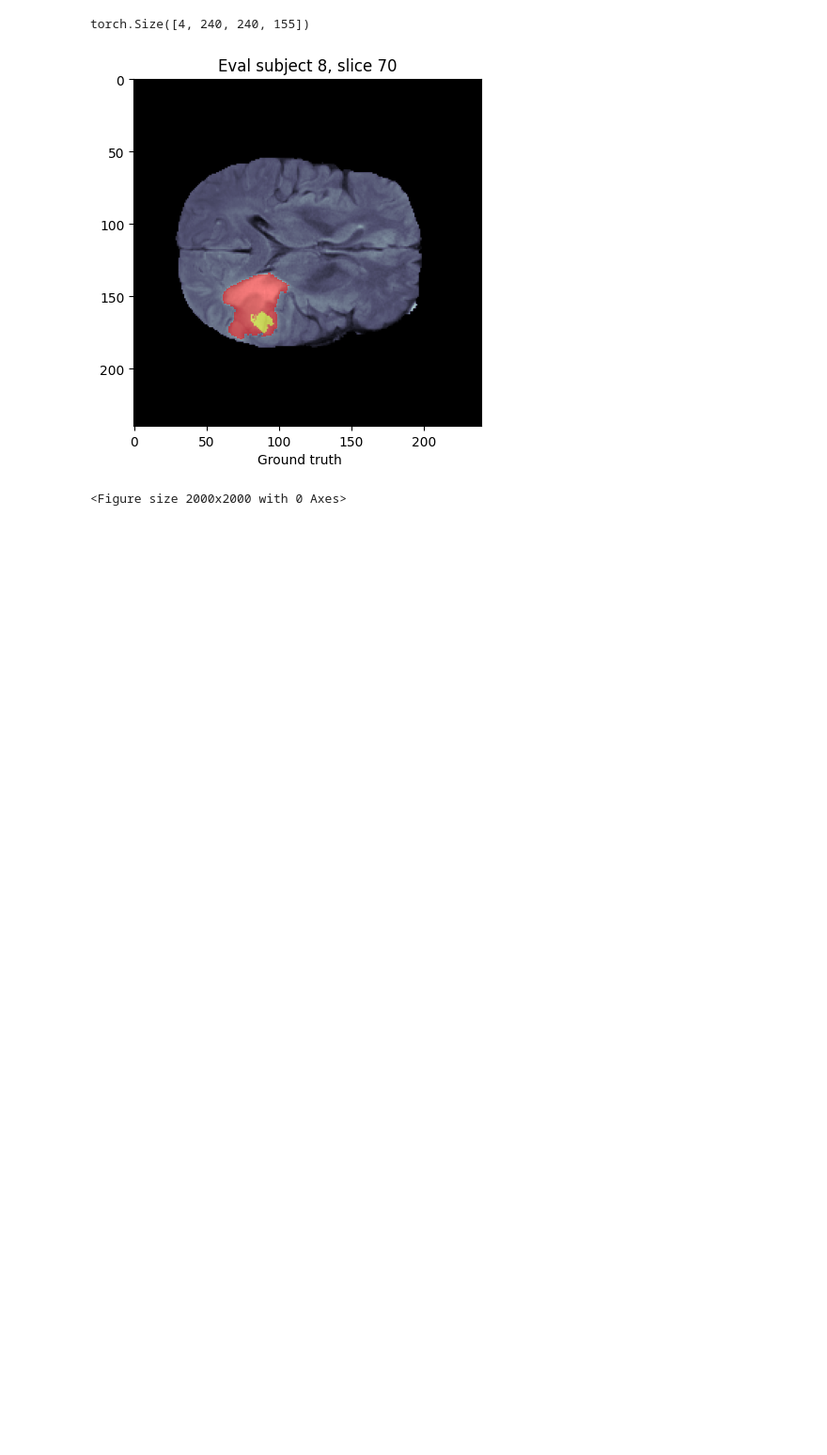
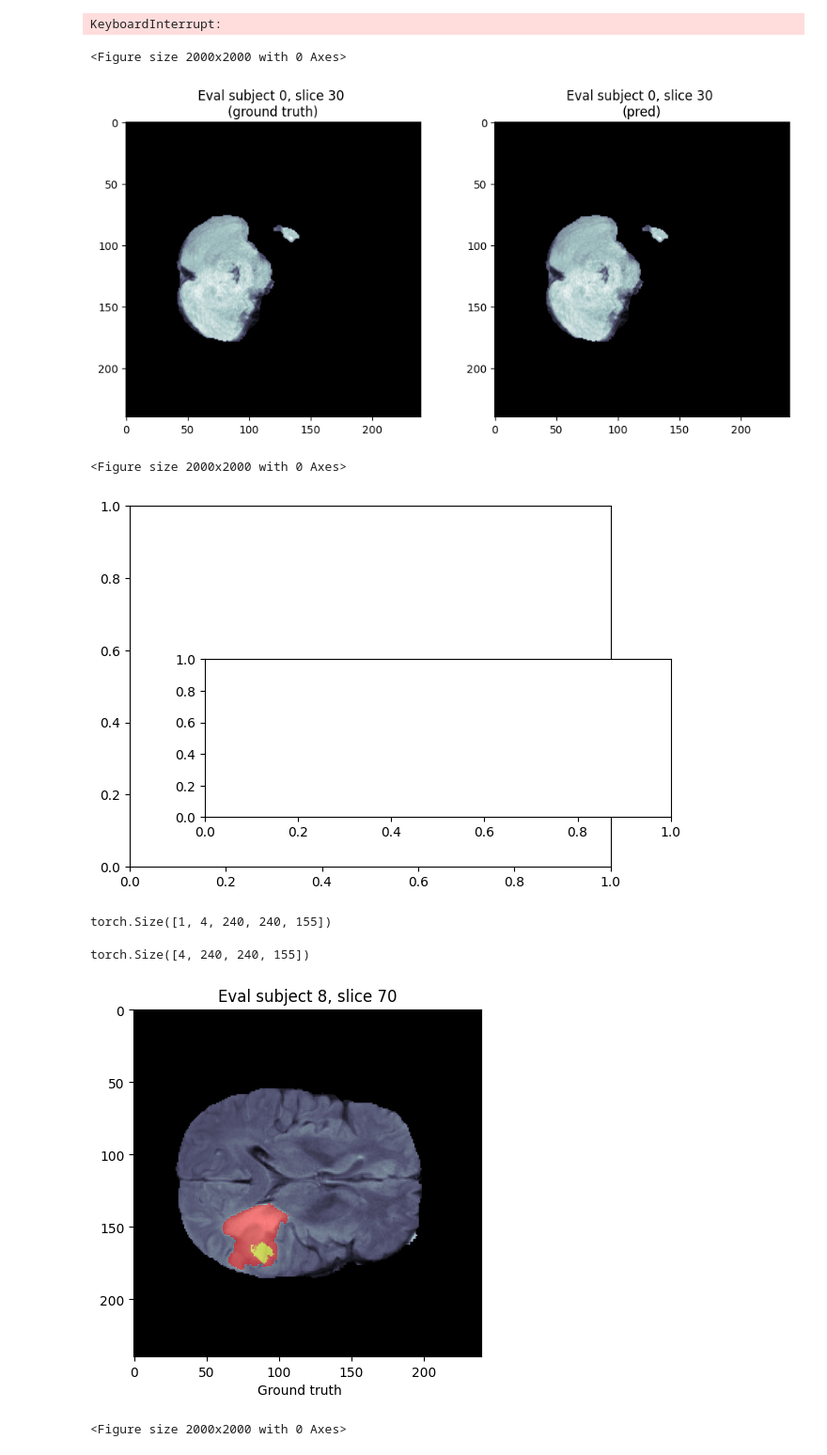
Before and after one commit to Theresaft/BA, a Jupyter notebook: Segmentation/src/3D-Segmentation/Test.ipynb, the cells around one changed output. Shown: that part at 94% size. Saved outputs shown, nothing was run; the diff lists cells and outputs as text; code cells hidden in the pictures; blank space fills up the shorter version.

```diff
--- a/Segmentation/src/3D-Segmentation/Test.ipynb
+++ b/Segmentation/src/3D-Segmentation/Test.ipynb
@@ -154,3 +120,54 @@ torch.Size([1, 4, 240, 240, 155])
+# %%
+# Iterate all saved checkpoints, i.e., the model with the metadata and find out which one performs best on the
+# validation data. That best model will be used to perform more in-depth analysis on the loss and to visualize
+# the segmented tumors of the model.
+loss_per_model = []
+for index, (model, metadata) in enumerate(zip(models, metadatas)):
+    # Switch the model to eval mode
+    # print(f"Evaluating model {index} from epoch {metadata['epoch']}")
+    model.eval()
+    model.to(device)
+    total_loss = 0.0
+
+    # Load the patches from the current subject
+    # for subject_num in tqdm(range(len((val_dataset)))):
+    for subject_num in range(len(val_dataset)):
+        grid_sampler = tio.inference.GridSampler(val_dataset[subject_num], 96, (8, 8, 8))
+        aggregator = tio.inference.GridAggregator(grid_sampler)
+        patch_loader = torch.utils.data.DataLoader(grid_sampler, batch_size=4)
+        with torch.no_grad():
+            for patches_batch in patch_loader:
+                input_tensor = patches_batch["MRI"]["data"].to(device)
+                locations = patches_batch[tio.LOCATION]
+                pred = model(input_tensor)
+                # We keep adding batches to the aggregator to later collect all the data.
+                aggregator.add_batch(pred, locations)
+        pred = aggregator.get_output_tensor().unsqueeze(dim=0)
+        label = val_dataset[0]["Label"].data.long()
+        loss = torch.nn.CrossEntropyLoss(reduction="mean")(pred, label)
+        total_loss += loss
+        # print(f"Loss: {loss}")
+
+        # Visualization
+        slices_to_show = [30, 50, 60, 70, 80, 100]
+        for slice_num in slices_to_show:
+            show_all(subject_num, slice_num, pred.squeeze(), save=True)
+
+    average_loss = total_loss / len(val_dataset)
+    loss_per_model.append(average_loss)
+    # print(f"Average loss: {average_loss}")
+
+    break
+# %% [output]
+KeyboardInterrupt:
+<Figure size 2000x2000 with 0 Axes>
+[figure, added]
+<Figure size 2000x2000 with 0 Axes>
+[figure, added]
+# %%
+print(pred.shape)
+# %% [output]
+torch.Size([1, 4, 240, 240, 155])
 # %%
 def show_mri_and_label(subject_num, slice_num, show_label=True, train=False):
     plt.figure()
```
Also changed, not shown: parts of 26 cells of this notebook, 1 other file.
